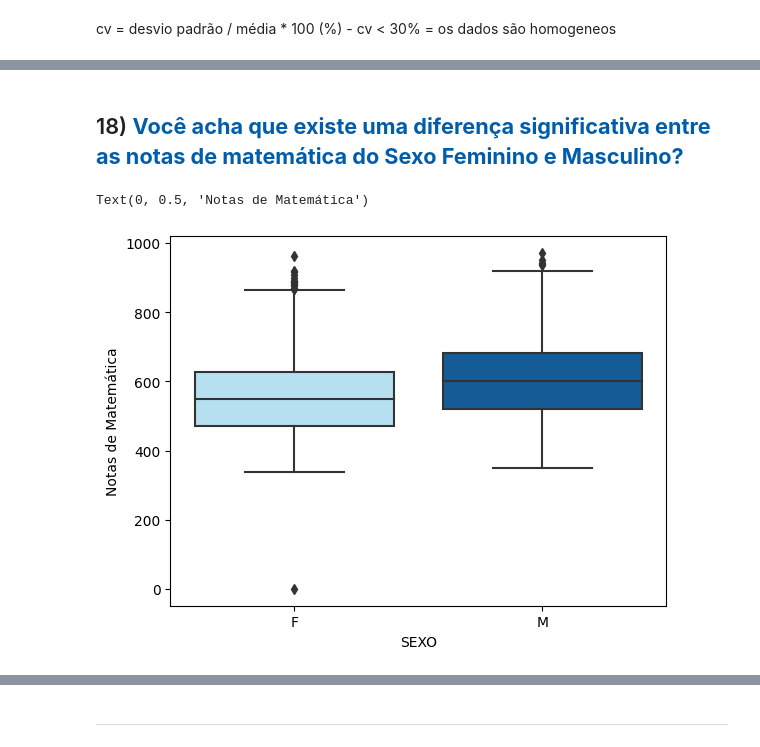
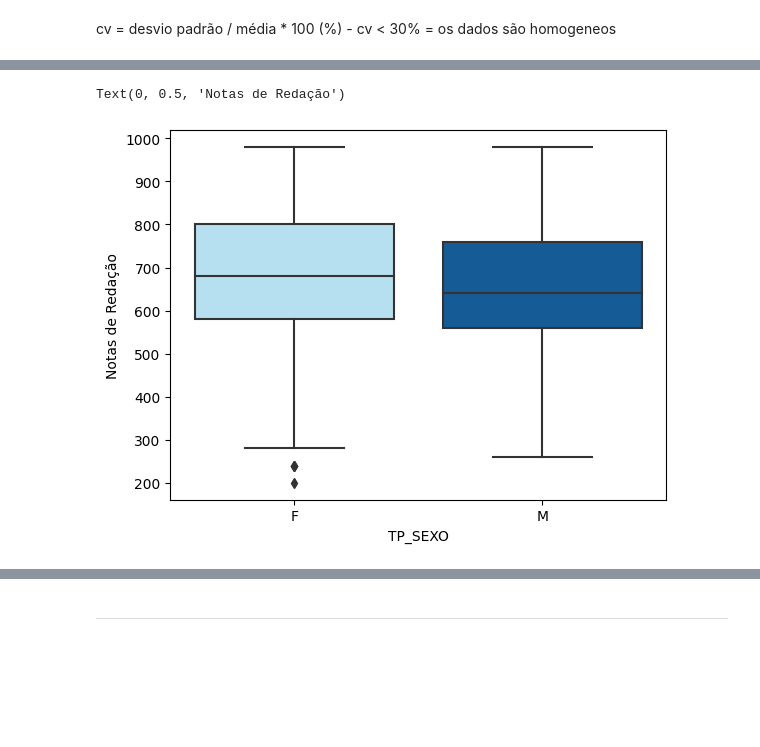
Before and after one commit to dacasfilipe/Python_data_science, a Jupyter notebook: Projeto_Prático_ENEM_30_07_23.ipynb, the cells around one changed output, grey strips where cells are left out. Drawn from its saved outputs; the diff is of its cells as text; code cells hidden in the pictures; blank space fills up the shorter version.

```diff
--- a/Projeto_Prático_ENEM_30_07_23.ipynb
+++ b/Projeto_Prático_ENEM_30_07_23.ipynb
@@ -359,2 +189,0 @@ Text(0.6944444444444446, 0.5, 'stat="probability"')
-# %%
-df1_sc = df1_sc.rename(columns={'NU_NOTA_MT':'NOTA_MT'})
@@ -464,0 +207,17 @@ print(limite2)
+# %%
+# Filtro opcional para as notas de redação desconsiderar os zeros
+df1_sc = df1_sc[df1_sc['NU_NOTA_REDACAO'] != 0]
+
+# Intervalos de notas. Usando 50 intervalos, a função pd.cut faz essa separação.
+bins = pd.cut(df1_sc['NU_NOTA_REDACAO'], bins=50)
+
+# Agrupando o DataFrame por esses intervalos e contando o número de notas em cada um.
+bar_data = df1_sc.groupby(bins)['NU_NOTA_REDACAO'].count()
+
+# Criando e configurando o gráfico de barras.
+plt.figure(figsize=(12,6))
+bar_data.plot(kind='bar', color='#ADE3F8', edgecolor='black')
+plt.title('Distribuição de Notas de Redação')
+plt.xlabel('Intervalo de Notas')
+plt.ylabel('Quantidade de Notas')
+plt.show()
@@ -464,0 +234,14 @@ print(limite2)
+# %%
+# Criar uma variável artificial que representa a ordem dos estudantes
+df1_sc['Order'] = range(1, len(df1_sc) + 1)
+
+# Criação do gráfico de dispersão
+plt.figure(figsize=(12,6))
+plt.scatter(df1_sc['Order'], df1_sc['NU_NOTA_REDACAO'], color='#ADE3F8', edgecolor='black')
+plt.title('Distribuição de Notas de Redação')
+plt.xlabel('Ordem dos Estudantes')
+plt.ylabel('Notas de Redação')
+plt.show()
+
+# Apagar a coluna "Order" que foi adicionada temporariamente
+df1_sc.drop('Order', axis=1, inplace=True)
@@ -495,2 +318,0 @@ Name: NOTA_MT, dtype: float64
-# %%
-df1_sc=df1_sc.rename(columns={'TP_SEXO':'SEXO'})
@@ -518,11 +319,10 @@ grafico2.show()
-# %% [markdown]
-## 18) <font color='#005DAA'><b> Você acha que existe uma diferença significativa entre as notas de matemática do Sexo Feminino e Masculino?
 # %%
+#Diferença entre as notas de redação do sexo feminino e maculino
 c_palette = ['#ADE3F8', '#005DAA', 'tab:green']
 
-sns.boxplot(x='SEXO', y = 'NOTA_MT', data=df1_sc, palette=c_palette)
+sns.boxplot(x='TP_SEXO', y = 'NU_NOTA_REDACAO', data=df1_sc, palette=c_palette)
 # Defina o rótulo do eixo x
-plt.ylabel('Notas de Matemática')
+plt.ylabel('Notas de Redação')
 # %% [output]
-Text(0, 0.5, 'Notas de Matemática')
+Text(0, 0.5, 'Notas de Redação')
-[figure, old version]
+[figure, new version]
```
Also changed, not shown: parts of 117 cells of this notebook.
